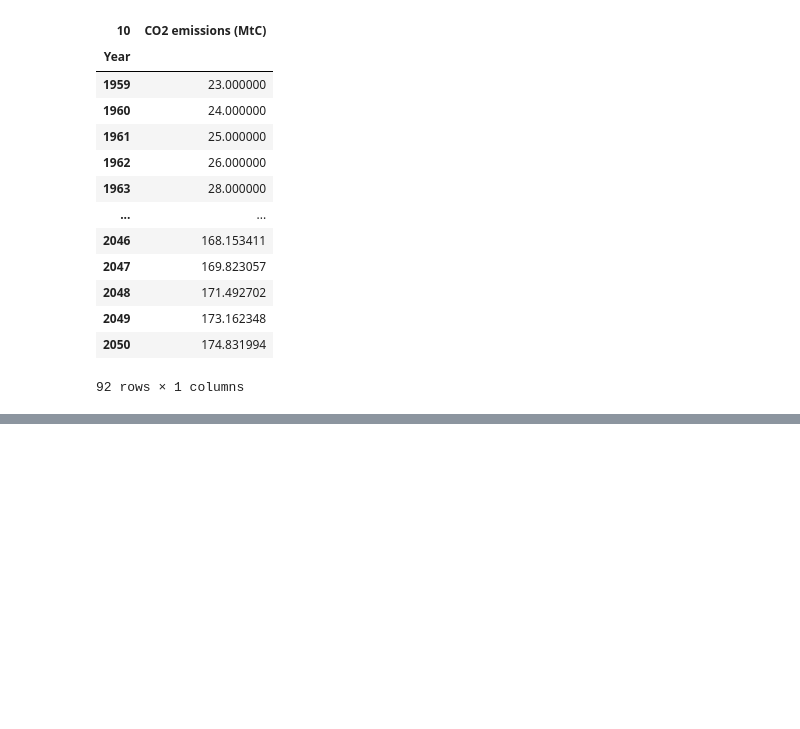
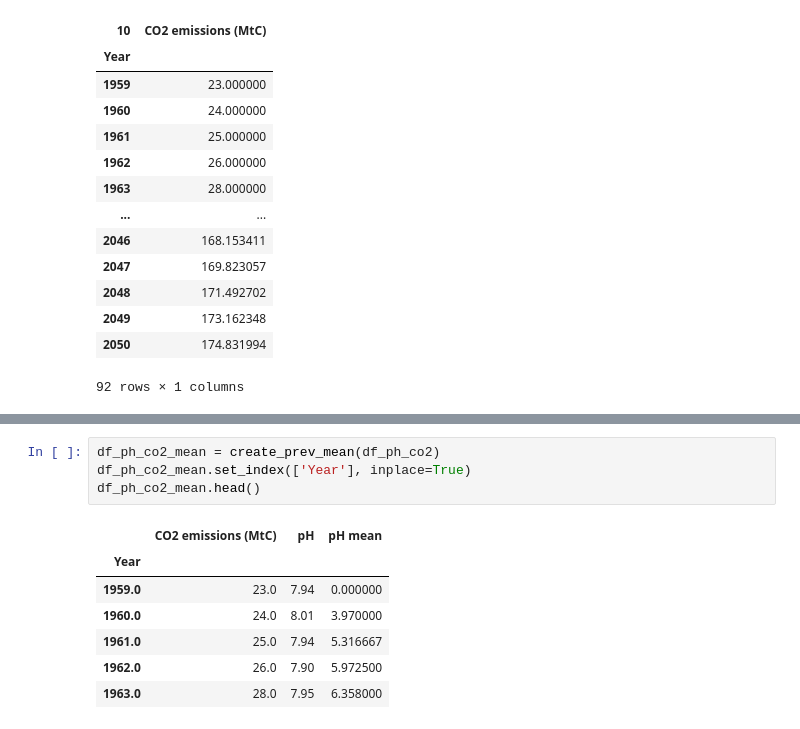
Before and after one commit to shalupova-a/ds3000-final-proj, a Jupyter notebook: final-deliverable.ipynb, the cells around one changed output, grey strips where cells are left out. Saved outputs shown, nothing was run; the diff lists cells and outputs as text; blank space fills up the shorter version.

```diff
--- a/final-deliverable.ipynb
+++ b/final-deliverable.ipynb
@@ -173,0 +310,12 @@ df_co2_future
+# %%
+df_ph_co2_mean = create_prev_mean(df_ph_co2)
+df_ph_co2_mean.set_index(['Year'], inplace=True)
+df_ph_co2_mean.head()
+# %% [output]
+|  | CO2 emissions (MtC) | pH | pH mean |
+| Year |  |  |  |
+| 1959.0 | 23.0 | 7.94 | 0.000000 |
+| 1960.0 | 24.0 | 8.01 | 3.970000 |
+| 1961.0 | 25.0 | 7.94 | 5.316667 |
+| 1962.0 | 26.0 | 7.90 | 5.972500 |
+| 1963.0 | 28.0 | 7.95 | 6.358000 |
```
Also changed, not shown: parts of 10 cells of this notebook, 1 other file.
